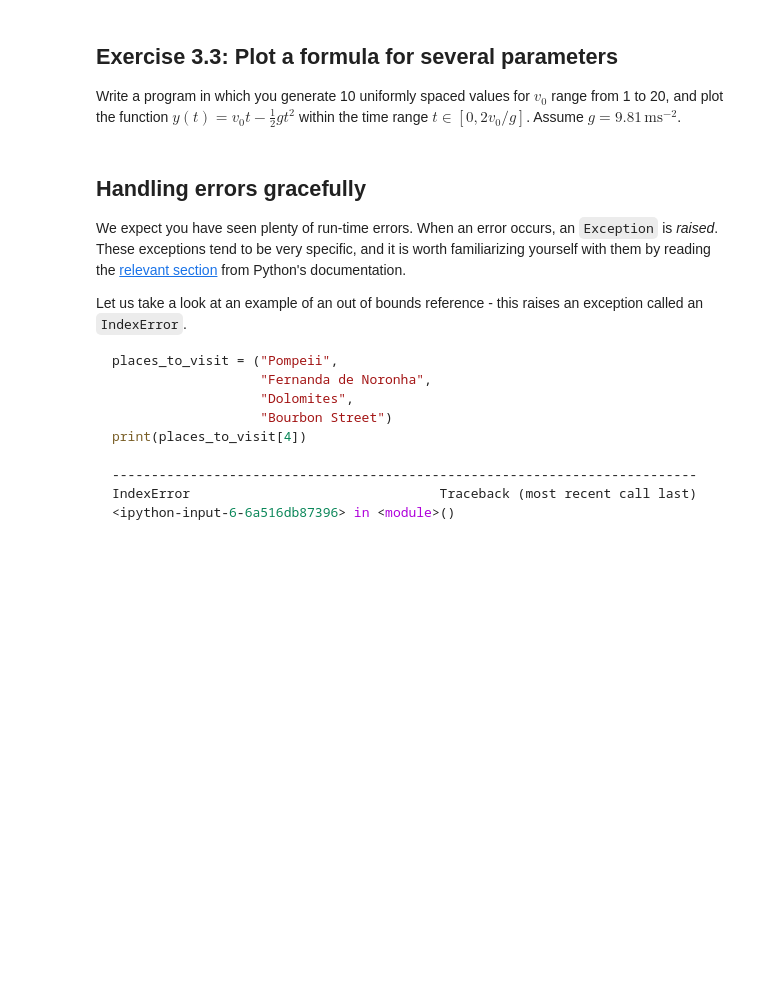
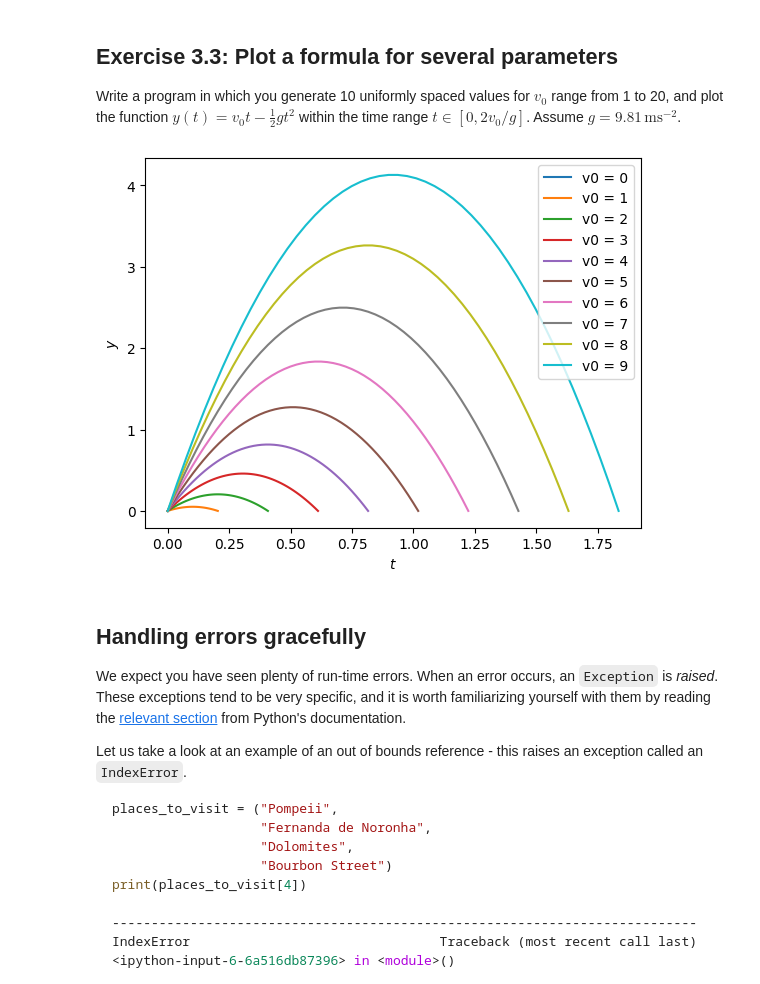
Before and after one commit to duarte-alex/introduction-to-python, a Jupyter notebook: lecture3/lecture3.ipynb, the cells around one changed output. Saved outputs shown, nothing was run; the diff lists cells and outputs as text; code cells hidden in the pictures; blank space fills up the shorter version.

```diff
--- a/lecture3/lecture3.ipynb
+++ b/lecture3/lecture3.ipynb
@@ -113,3 +149,18 @@ Write a program in which you generate 10 uniformly spaced values for $v_0$ range
+# %%
+v0_array = np.linspace(1, 20, 10)
+
+for v0 in range(len(v0_array)):
+    t = np.linspace(0, 2*v0/g)
+    y = projectile(t, v0)
+    plt.plot(t, y, label = f"v0 = {v0}")
+
+
+plt.legend(loc="best")  # uses labels we defined previously
+plt.xlabel("$t$")
+plt.ylabel("$y$")
+plt.show()
+# %% [output]
+[figure, added]
 # %% [markdown]
 ## Handling errors gracefully
 
```
Also changed, not shown: parts of 28 cells of this notebook, 13 other files.
